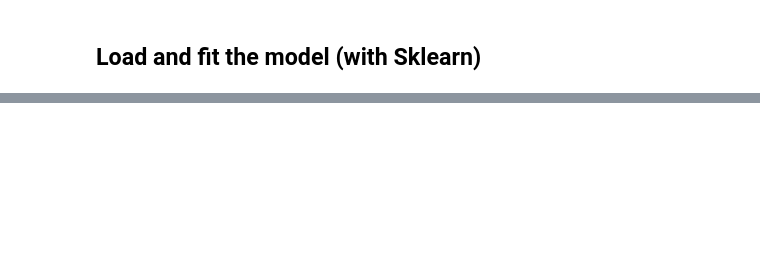
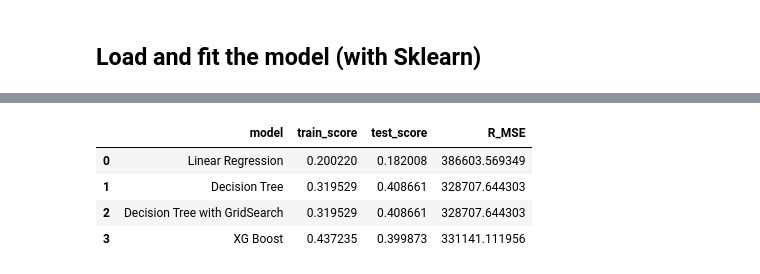
Before and after one commit to DeFre/ImmoEliza-data-analysis, a Jupyter notebook: data-exploration/regression-test.ipynb, the cells around one changed output, grey strips where cells are left out. Drawn from its saved outputs; the diff is of its cells as text; code cells hidden in the pictures; blank space fills up the shorter version.

Commit message:
add GridSearch

```diff
--- a/data-exploration/regression-test.ipynb
+++ b/data-exploration/regression-test.ipynb
@@ -143,0 +153,17 @@ mean_squared_error(y_test, y_pred, squared = False)
+# %%
+from sklearn.tree import DecisionTreeRegressor
+from sklearn.model_selection import GridSearchCV
+
+GS_model = "Decision Tree with GridSearch"
+
+params = {"max_depth" : [2, 4, 6, 8, 10, 12], "min_weight_fraction_leaf" : [0.002, 0.003, 0.0035, 0.004, 0.0045, 0.005, 0.006, 0.01]}
+grid_search = GridSearchCV(DT_regressor, params, cv = 10)
+grid_search.fit(X_train,y_train)
+best_params = grid_search.best_params_
+print(best_params)
+GS_regressor = DecisionTreeRegressor(max_depth=best_params["max_depth"], min_weight_fraction_leaf=best_params["min_weight_fraction_leaf"])
+GS_regressor.fit(X_train, y_train)
+GS_train_score = DT_regressor.score(X_train, y_train)
+GS_test_score = DT_regressor.score(X_test,y_test)
+GS_y_pred = DT_regressor.predict(X_test)
+GS_R_MSE = mean_squared_error(y_test, DT_y_pred, squared = False)
@@ -143,0 +172,14 @@ mean_squared_error(y_test, y_pred, squared = False)
+# %%
+import xgboost as xg
+
+XG_model = "XG Boost"
+
+XG_regressor = xg.XGBRegressor(objective ='reg:linear', n_estimators = 10, seed = 20)
+"""X_train = X_train.reshape(-1,1)
+X_test = X_test.reshape(-1,1)"""
+XG_regressor.fit(X_train, y_train)
+XG_regressor.fit(X_train, y_train)
+XG_train_score = XG_regressor.score(X_train, y_train)
+XG_test_score = XG_regressor.score(X_test,y_test)
+XG_y_pred = XG_regressor.predict(X_test)
+XG_R_MSE = mean_squared_error(y_test, XG_y_pred, squared = False)
@@ -143,0 +211,19 @@ mean_squared_error(y_test, y_pred, squared = False)
+# %%
+model_score_list = ["model", "train_score", "test_score", "R_MSE"]
+#display(score_df)
+#score_df["train_score_old"] = score_df["train_score"]
+#score_df["test_score_old"] = score_df["test_score"]
+#score_df["R_MSE_old"] = score_df["R_MSE"]
+
+data = [[LR_model, LR_train_score, LR_test_score, LR_R_MSE], [DT_model, DT_train_score, DT_test_score, DT_R_MSE], [GS_model, GS_train_score, GS_test_score, GS_R_MSE], [XG_model, XG_train_score, XG_test_score, XG_R_MSE]]
+newscore_df = pd.DataFrame(data, columns=model_score_list)
+#score_df = score_df.join(newscore_df, on=['model'], how='right')
+#score_df ["train_score", "test_score", "R_MSE"] = newscore_df ["train_score", "test_score", "R_MSE"]
+score_df=newscore_df
+display(score_df)
+# %% [output]
+|  | model | train_score | test_score | R_MSE |
+| 0 | Linear Regression | 0.200220 | 0.182008 | 386603.569349 |
+| 1 | Decision Tree | 0.319529 | 0.408661 | 328707.644303 |
+| 2 | Decision Tree with GridSearch | 0.319529 | 0.408661 | 328707.644303 |
+| 3 | XG Boost | 0.437235 | 0.399873 | 331141.111956 |
```
Also changed, not shown: parts of 22 cells of this notebook, 1 other file.
